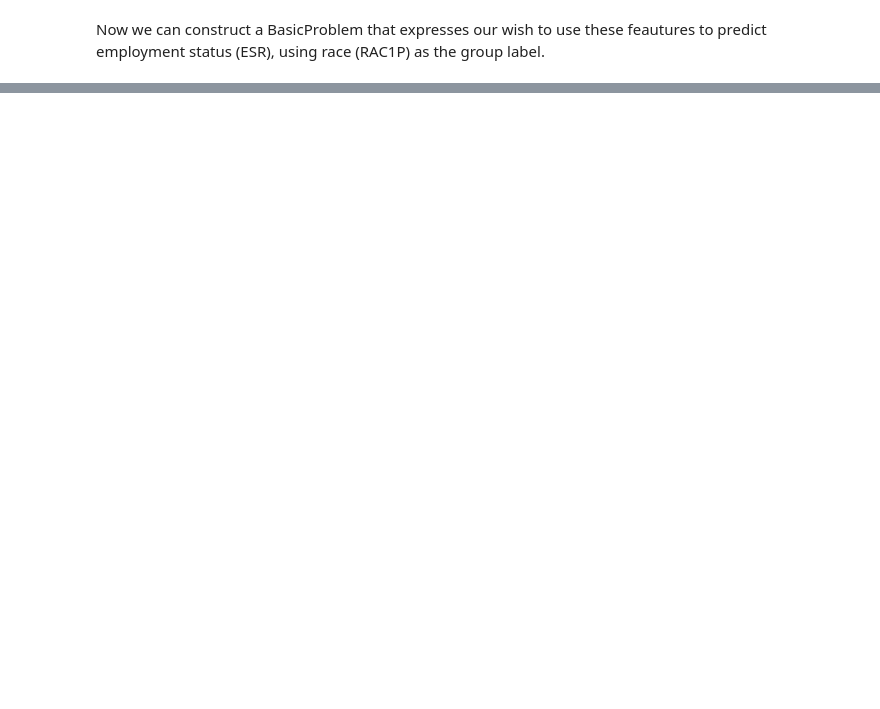
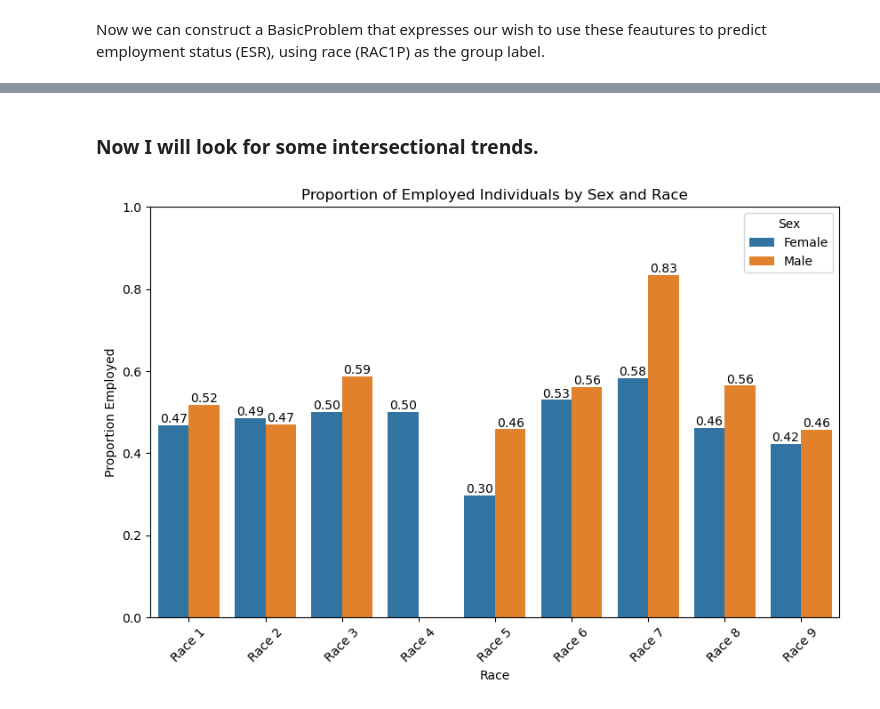
Before and after one commit to evanflaks/evanflaks.github.io, a Jupyter notebook: posts/bias/bias.ipynb, the cells around one changed output, grey strips where cells are left out. Saved outputs shown, nothing was run; the diff lists cells and outputs as text; code cells hidden in the pictures; blank space fills up the shorter version.

```diff
--- a/posts/bias/bias.ipynb
+++ b/posts/bias/bias.ipynb
@@ -59,3 +57,5 @@ features_to_use = ["SCHL","ESP","MIG","AGEP"]
+# %%
+features_to_use = [f for f in possible_features if f not in ["ESR", "RAC1P"]]
 # %% [markdown]
 Now we can construct a BasicProblem that expresses our wish to use these feautures to predict employment status (ESR), using race (RAC1P) as the group label.
 # %%
@@ -106,0 +152,50 @@ KeyError: 'RAC1P'
+# %% [markdown]
+### Now I will look for some intersectional trends.
+# %%
+import matplotlib.pyplot as plt
+import seaborn as sns
+import pandas as pd
+
+# Create a DataFrame with the training features
+df = pd.DataFrame(X_train, columns=features_to_use)
+
+# Add the race and employment status columns separately
+df["Race"] = group_train  # This is the group label provided separately
+df["Employment Status"] = y_train  # 1 = Employed, 0 = Not employed
+
+# Extract Sex feature
+df["Sex"] = X_train[:, features_to_use.index("SEX")]
+# Replace numeric values with "Male" and "Female"
+df["Sex"] = df["Sex"].replace({1: "Male", 2: "Female"})
+
+# Rename race labels dynamically
+unique_races = df["Race"].unique()
+race_labels = {race: f"Race {race}" for race in unique_races}
+df["Race"] = df["Race"].replace(race_labels)
+
+# Compute the proportion of employed individuals by race and sex
+intersectional_proportions = df.groupby(["Race", "Sex"])["Employment Status"].mean().reset_index()
+
+# Plot the results
+plt.figure(figsize=(10, 6))
+ax = sns.barplot(data=intersectional_proportions, x="Race", y="Employment Status", hue="Sex")
+
+# Add numerical labels on top of each bar
+for p in ax.patches:
+    if p.get_height() > 0:  # Only annotate bars with nonzero height
+        ax.annotate(f'{p.get_height():.2f}',  # Format proportion to 2 decimal places
+                    (p.get_x() + p.get_width() / 2., p.get_height()),
+                    ha='center', va='bottom', fontsize=10, color='black')
+
+# Adjust plot aesthetics
+plt.title("Proportion of Employed Individuals by Sex and Race")
+plt.ylabel("Proportion Employed")
+plt.xlabel("Race")
+plt.xticks(rotation=45)  # Rotate labels for better visibility
+plt.legend(title="Sex")
+plt.ylim(0, 1)
+
+# Display the plot
+plt.show()
+# %% [output]
+[figure, added]
```
Also changed, not shown: parts of 59 cells of this notebook, 10 other files.
